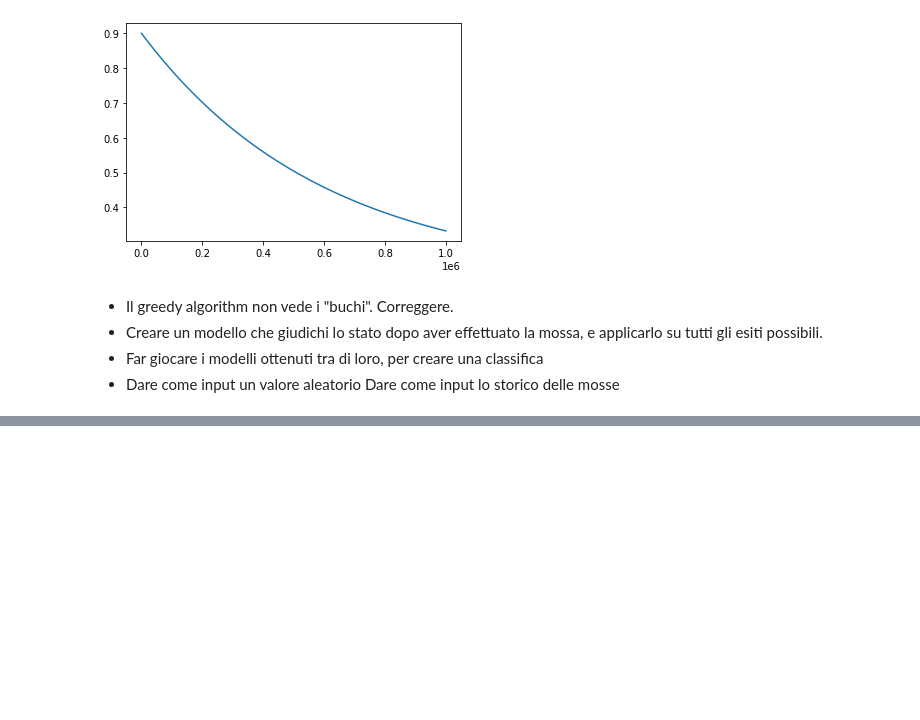
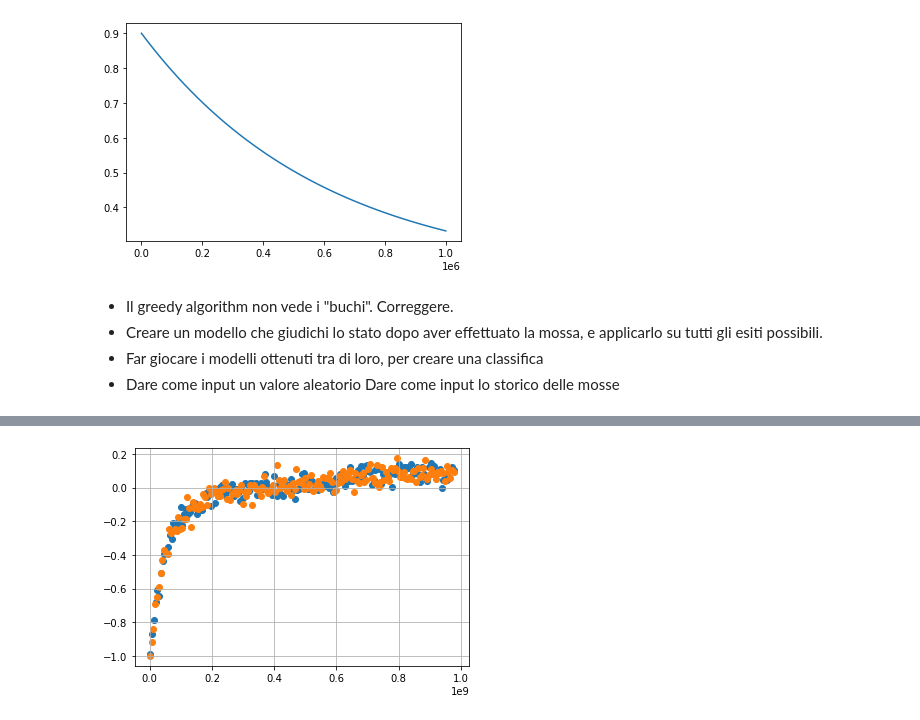
Before and after one commit to itsadeepizza/4inarow, a Jupyter notebook: parametri.ipynb, the cells around one changed output, grey strips where cells are left out. Cells and saved outputs as stored; diff of their text form; code cells hidden in the pictures; blank space fills up the shorter version.

```diff
--- a/parametri.ipynb
+++ b/parametri.ipynb
@@ -40,0 +130,9 @@ ValueError: If using all scalar values, you must pass an index
+# %%
+adv = compare[compare["adv"]].index
+first = compare[~compare["adv"]].index
+
+plt.scatter(compare.loc[adv, "move"], compare.loc[adv, "contest_score"])
+plt.scatter(compare.loc[first, "move"], compare.loc[first, "contest_score"])
+plt.grid()
+# %% [output]
+[figure, added]
```
Also changed, not shown: parts of 8 cells of this notebook, 4 other files.
